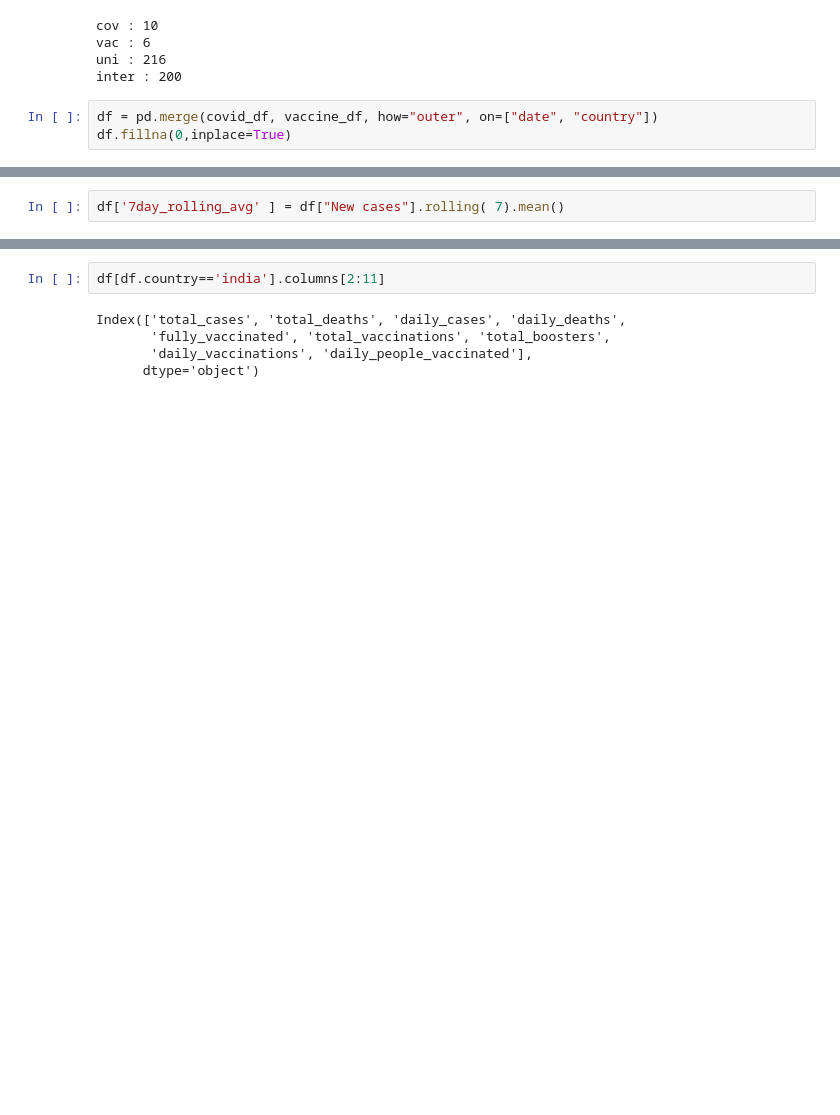
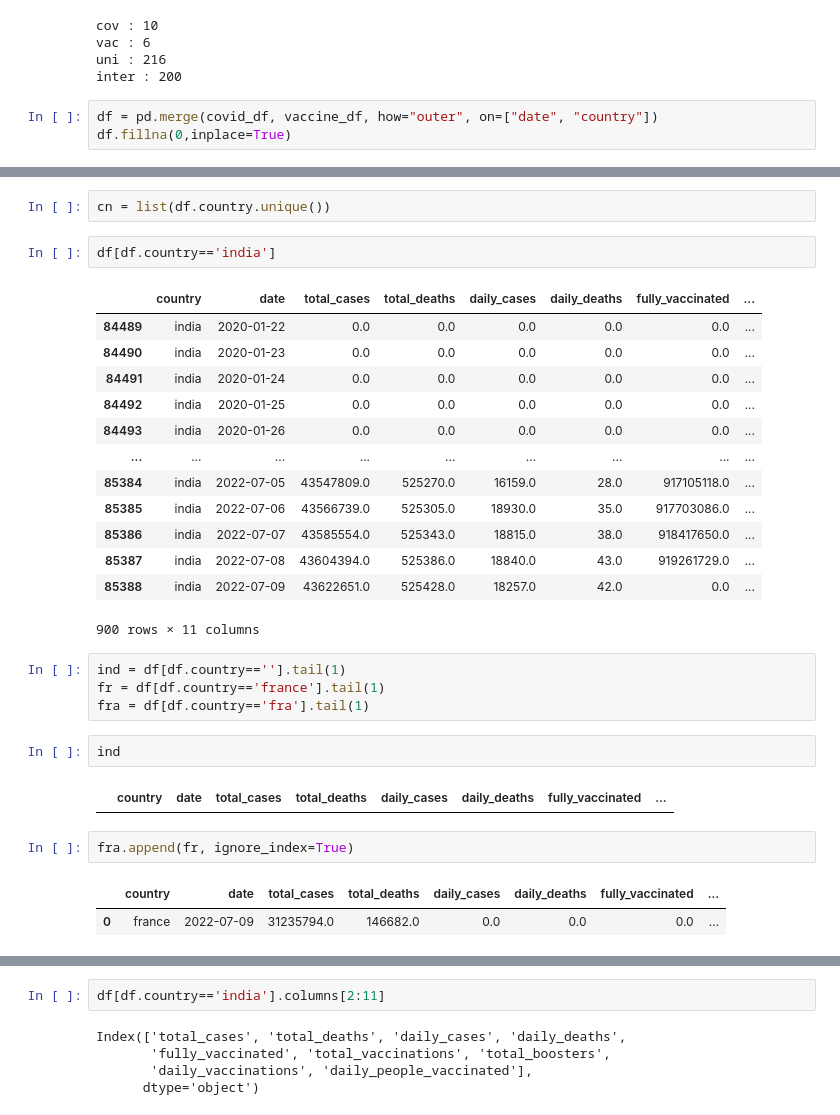
Before and after one commit to Akashkunwar/dscodes, a Jupyter notebook: cases_vaccination.ipynb, the cells around one changed output, grey strips where cells are left out. Cells and saved outputs as stored; diff of their text form; blank space fills up the shorter version.

```diff
--- a/cases_vaccination.ipynb
+++ b/cases_vaccination.ipynb
@@ -341,2 +342,31 @@ df
-# %%
-df['7day_rolling_avg' ] = df["New cases"].rolling( 7).mean()
+# %%
+cn = list(df.country.unique())
+# %%
+df[df.country=='india']
+# %% [output]
+|  | country | date | total_cases | total_deaths | daily_cases | daily_deaths | fully_vaccinated | ... |
+| 84489 | india | 2020-01-22 | 0.0 | 0.0 | 0.0 | 0.0 | 0.0 | ... |
+| 84490 | india | 2020-01-23 | 0.0 | 0.0 | 0.0 | 0.0 | 0.0 | ... |
+| 84491 | india | 2020-01-24 | 0.0 | 0.0 | 0.0 | 0.0 | 0.0 | ... |
+| 84492 | india | 2020-01-25 | 0.0 | 0.0 | 0.0 | 0.0 | 0.0 | ... |
+| 84493 | india | 2020-01-26 | 0.0 | 0.0 | 0.0 | 0.0 | 0.0 | ... |
+| ... | ... | ... | ... | ... | ... | ... | ... | ... |
+| 85384 | india | 2022-07-05 | 43547809.0 | 525270.0 | 16159.0 | 28.0 | 917105118.0 | ... |
+| 85385 | india | 2022-07-06 | 43566739.0 | 525305.0 | 18930.0 | 35.0 | 917703086.0 | ... |
+| 85386 | india | 2022-07-07 | 43585554.0 | 525343.0 | 18815.0 | 38.0 | 918417650.0 | ... |
+| 85387 | india | 2022-07-08 | 43604394.0 | 525386.0 | 18840.0 | 43.0 | 919261729.0 | ... |
+| 85388 | india | 2022-07-09 | 43622651.0 | 525428.0 | 18257.0 | 42.0 | 0.0 | ... |
+900 rows × 11 columns
+# %%
+ind = df[df.country==''].tail(1)
+fr = df[df.country=='france'].tail(1)
+fra = df[df.country=='fra'].tail(1)
+# %%
+ind
+# %% [output]
+|  | country | date | total_cases | total_deaths | daily_cases | daily_deaths | fully_vaccinated | ... |
+# %%
+fra.append(fr, ignore_index=True)
+# %% [output]
+|  | country | date | total_cases | total_deaths | daily_cases | daily_deaths | fully_vaccinated | ... |
+| 0 | france | 2022-07-09 | 31235794.0 | 146682.0 | 0.0 | 0.0 | 0.0 | ... |
```
Also changed, not shown: parts of 10 cells of this notebook.
